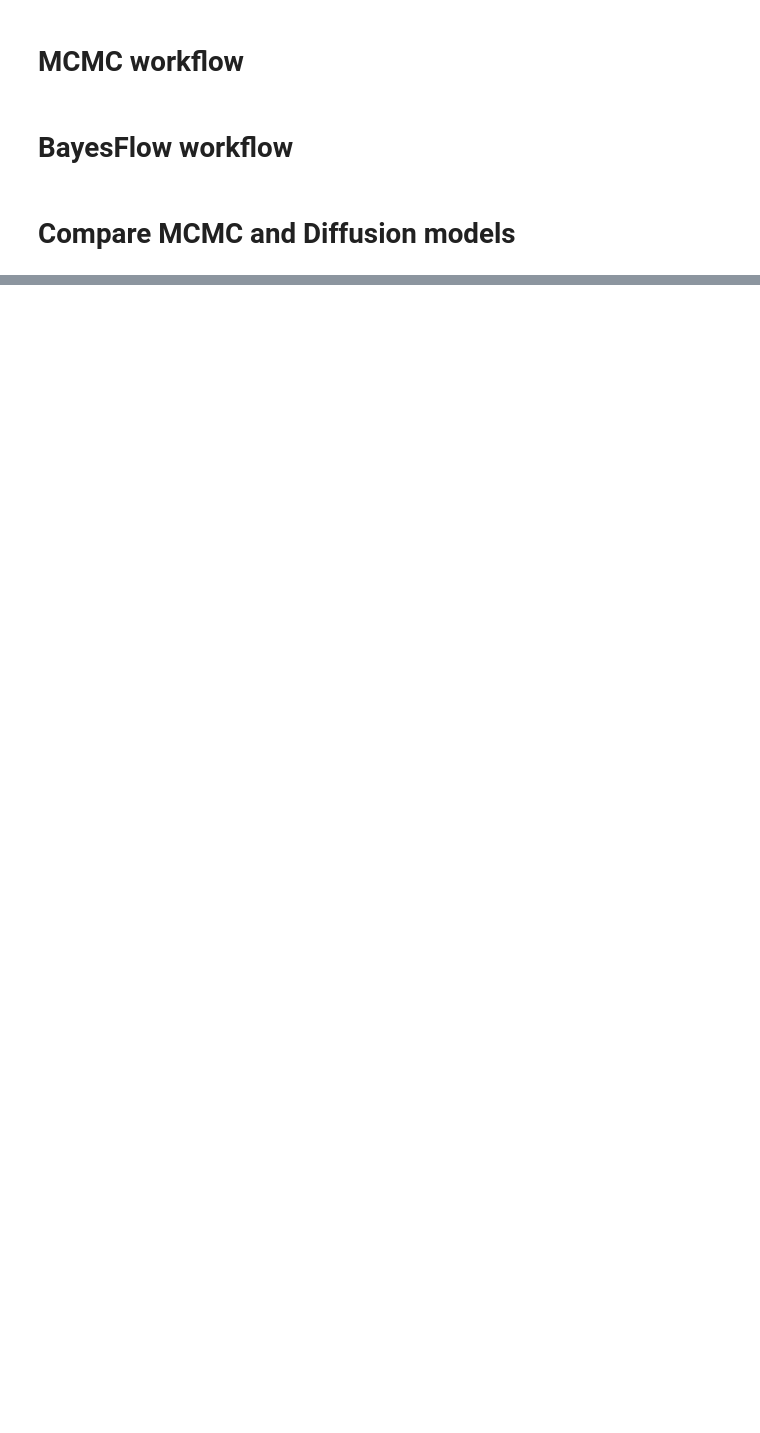
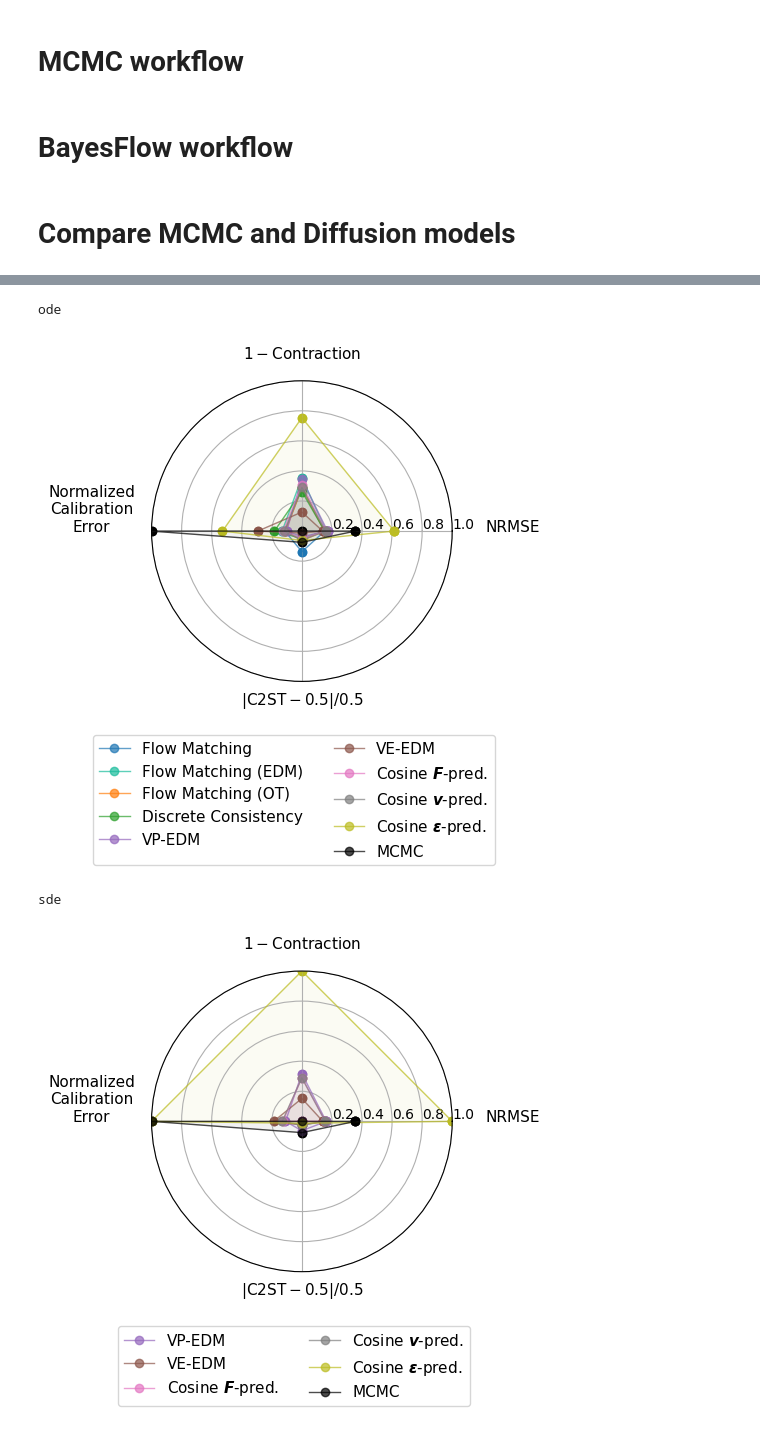
Before and after one commit to vepe99/diffusion-experiments, a Jupyter notebook: case_study2/petab_benchmark.ipynb, the cells around one changed output, grey strips where cells are left out. Drawn from its saved outputs; the diff is of its cells as text; code cells hidden in the pictures; blank space fills up the shorter version.

Commit message:
update plots

```diff
--- a/case_study2/petab_benchmark.ipynb
+++ b/case_study2/petab_benchmark.ipynb
@@ -519,3 +550,5 @@ fusion_transformer_summary = False
+# %%
+fusion_transformer_summary = True
 # %%
 metrics = []
 for i in range(len(MODELS)):
@@ -572,7 +605,8 @@ else:
     metrics_df = pd.concat([metrics_df, mcmc_df], ignore_index=True)
 
 metrics_df.loc[metrics_df['nrmse'] == 1.0, 'posterior_contraction'] = 0.0
-metrics_df['rank'] = metrics_df['nrmse'] + metrics_df['posterior_calibration_error'] + np.abs(metrics_df['c2st']-0.5)
+metrics_df['rank'] = metrics_df['nrmse'] + metrics_df['posterior_calibration_error'] #+ np.abs(metrics_df['c2st']-0.5)
 metrics_df = metrics_df[metrics_df['sampler'] != 'sde-pc']
 metrics_df = metrics_df[metrics_df['model'] != 'stable_consistency_model']
+metrics_df = metrics_df[metrics_df['model'] != 'stable_consistency_model_ft']
 metrics_df.sort_values(by='rank', inplace=False)
@@ -578,0 +631,10 @@ metrics_df.sort_values(by='rank', inplace=False)
+# %%
+if fusion_transformer_summary:
+    metrics_df_2 = metrics_df.copy()
+else:
+    metrics_df_1 = metrics_df.copy()
+    metrics_df_joint = metrics_df.copy()
+# %%
+for m in ['nrmse', 'posterior_contraction', 'posterior_calibration_error', 'c2st', 'rank']:
+    metrics_df_joint[m] = (metrics_df_1[m] + metrics_df_2[m]) / 2
+metrics_df_joint.sort_values(by='rank', inplace=False)
@@ -579,4 +658,9 @@ metrics_df.sort_values(by='rank', inplace=False)
 # %%
 # Compare all models with all samplers overlaid
-plot_model_comparison_radar(metrics_df, group_by_sampler=True, save_path=f'plots')
+plot_model_comparison_radar(metrics_df_joint, group_by_sampler=True, save_path=f'plots')
+# %% [output]
+ode
+[figure, added]
+sde
+[figure, added]
 # %%
```
Also changed, not shown: parts of 8 cells of this notebook, 4 other files.
